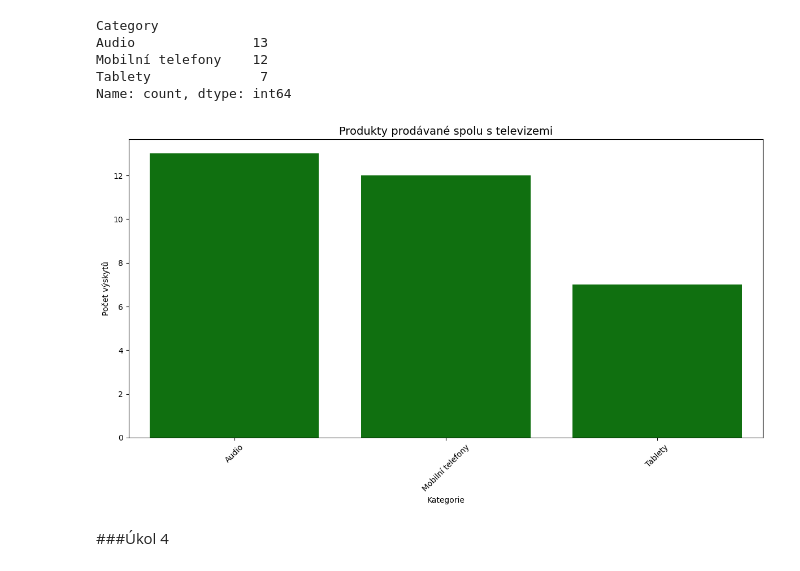
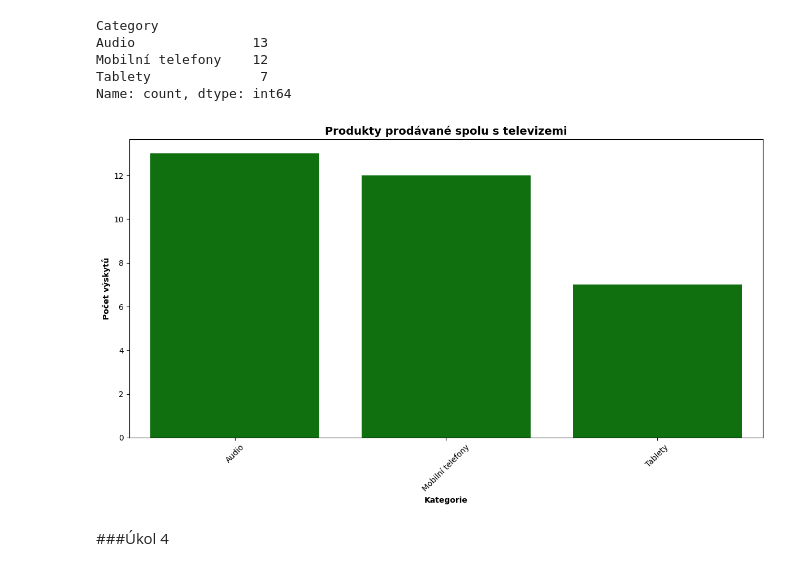
Before and after one commit to lukasgala19/Zadanie_LG, a Jupyter notebook: Zadanie_LG.ipynb, the cells around one changed output. Drawn from its saved outputs; the diff is of its cells as text; code cells hidden in the pictures.

```diff
--- a/Zadanie_LG.ipynb
+++ b/Zadanie_LG.ipynb
@@ -241,19 +241,19 @@ Name: count, dtype: int64
 # %%
 category_counts_df = category_counts.reset_index()
 category_counts_df.columns = ["Category", "Count"]
 
 plt.figure(figsize=(12, 7))
 sns.barplot(data=category_counts_df, x="Category", y="Count", color="green")
 
-plt.title("Produkty prodávané spolu s televizemi", fontsize=14)
-plt.xlabel("Kategorie")
-plt.ylabel("Počet výskytů")
+plt.title("Produkty prodávané spolu s televizemi", fontsize=14, fontweight='bold')
+plt.xlabel("Kategorie", fontweight='bold')
+plt.ylabel("Počet výskytů", fontweight='bold')
 plt.xticks(rotation=45)
 plt.ticklabel_format(style='plain', axis='y')
 plt.tight_layout()
 plt.show()
 # %% [output]
-[figure, old version]
+[figure, new version]
 # %% [markdown]
 ###Úkol 4
 # %%
```
Also changed, not shown: parts of 4 cells of this notebook.
